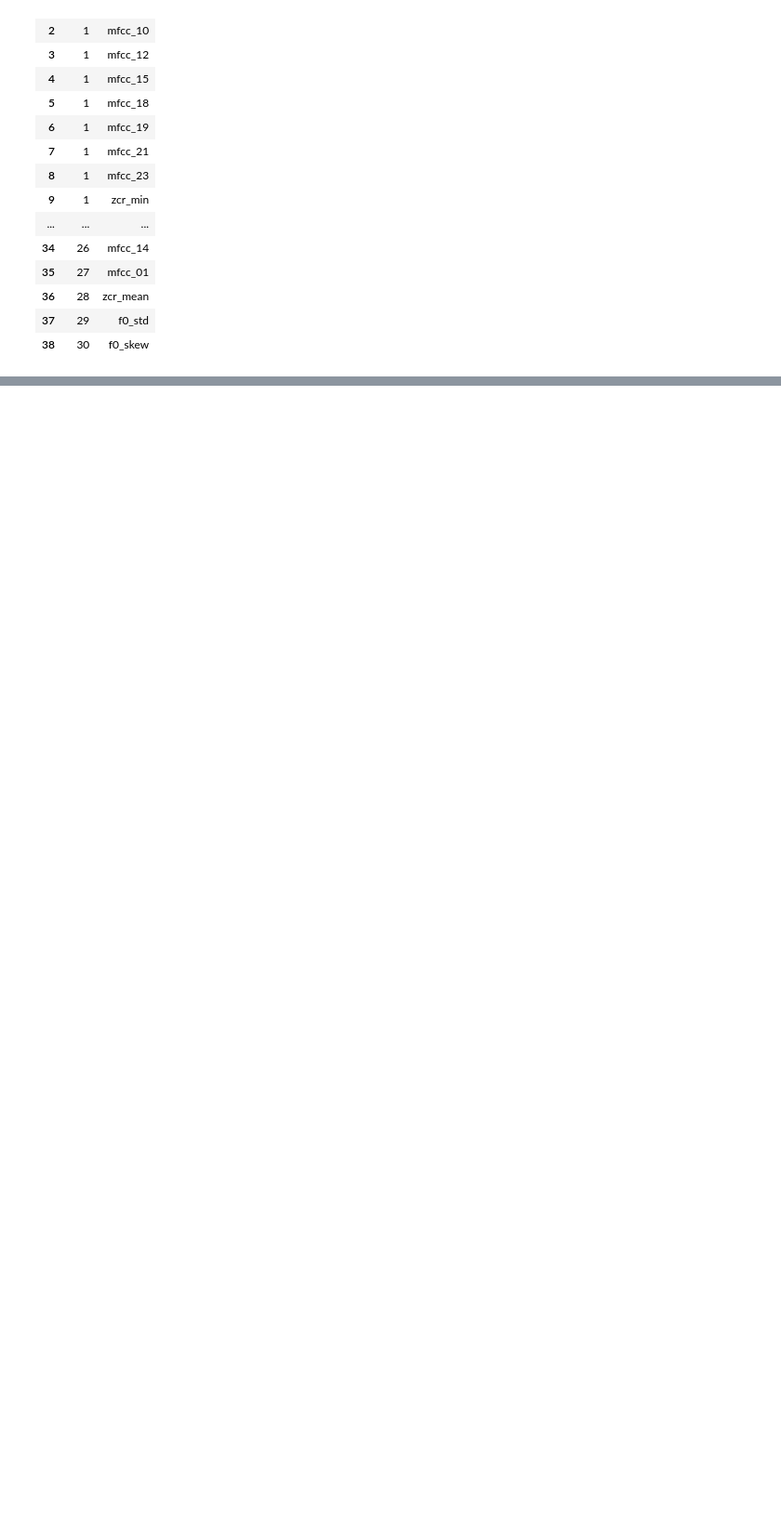
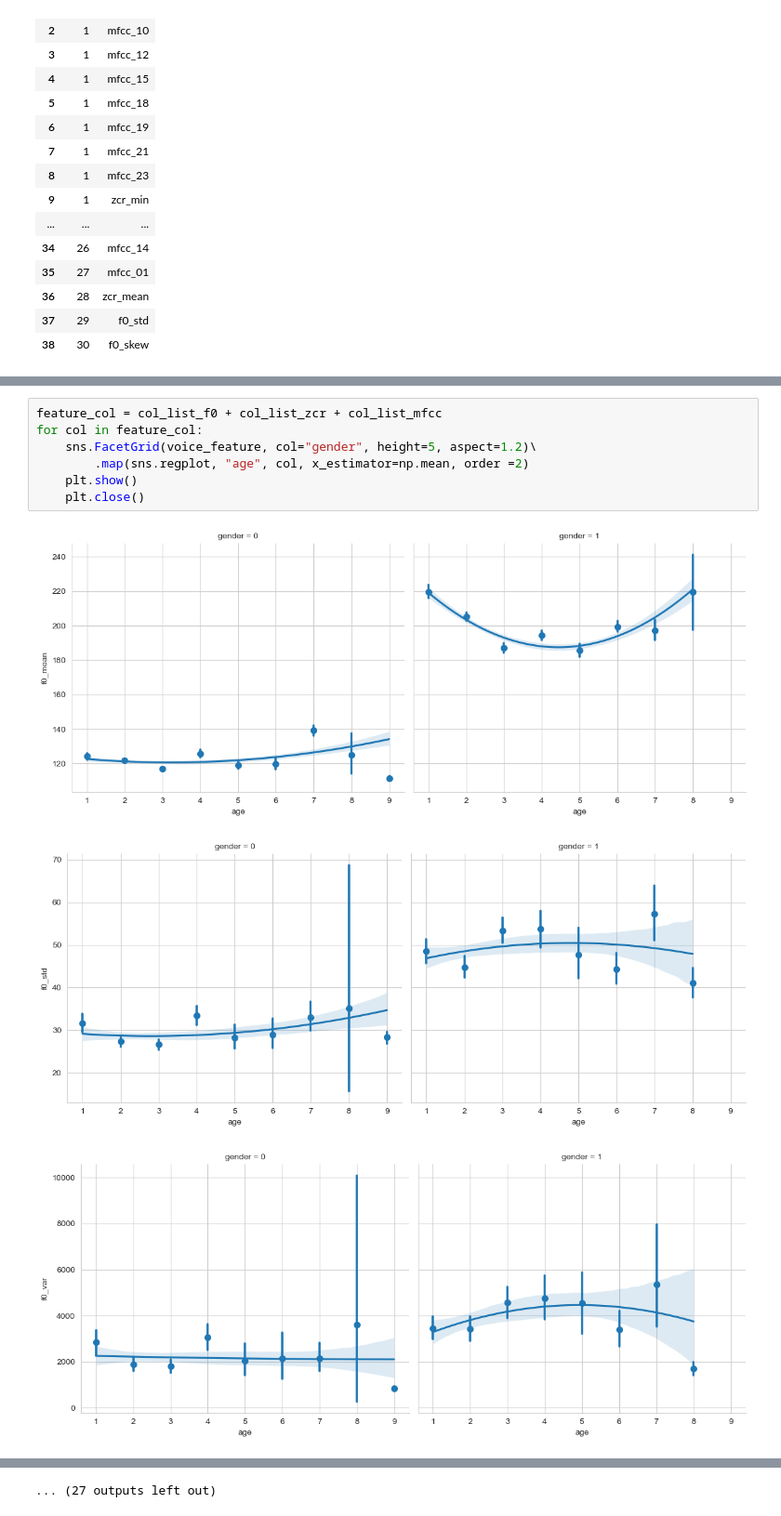
Before and after one commit to yingli/math485, a Jupyter notebook: sample_code/voice_data/voice_data_05_evaluation.ipynb, the cells around one changed output, grey strips where cells are left out. Shown at 93% size. Cells and saved outputs as stored; diff of their text form; blank space fills up the shorter version.

```diff
--- a/sample_code/voice_data/voice_data_05_evaluation.ipynb
+++ b/sample_code/voice_data/voice_data_05_evaluation.ipynb
@@ -274,0 +343,11 @@ rfe_feature_rank
+# %%
+feature_col = col_list_f0 + col_list_zcr + col_list_mfcc
+for col in feature_col:
+    sns.FacetGrid(voice_feature, col="gender", height=5, aspect=1.2)\
+        .map(sns.regplot, "age", col, x_estimator=np.mean, order =2)
+    plt.show()
+    plt.close()
+# %% [output]
+[figure, added]
+[figure, added]
+[figure, added]
@@ -274,0 +363 @@ rfe_feature_rank
+... (27 outputs left out)
```
Also changed, not shown: parts of 13 cells of this notebook.
